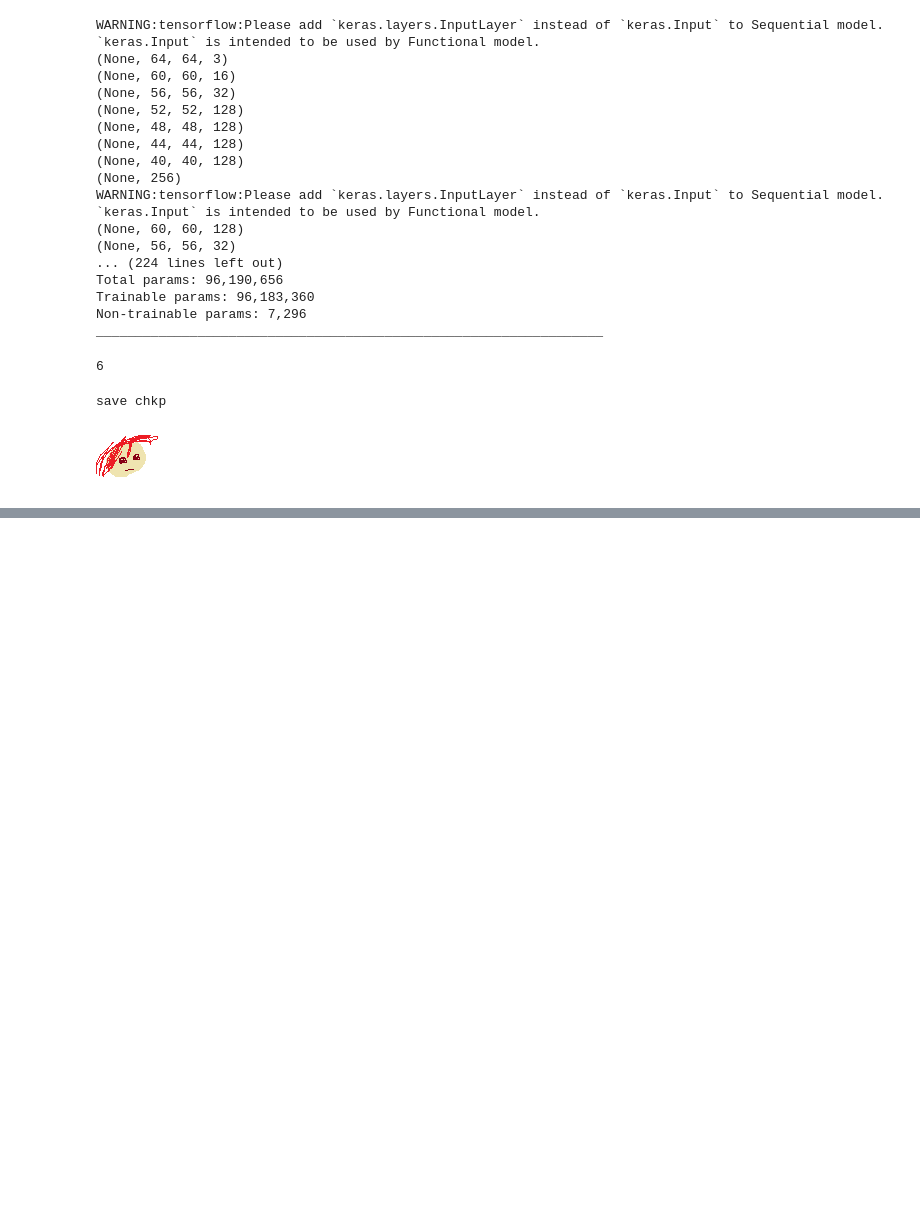
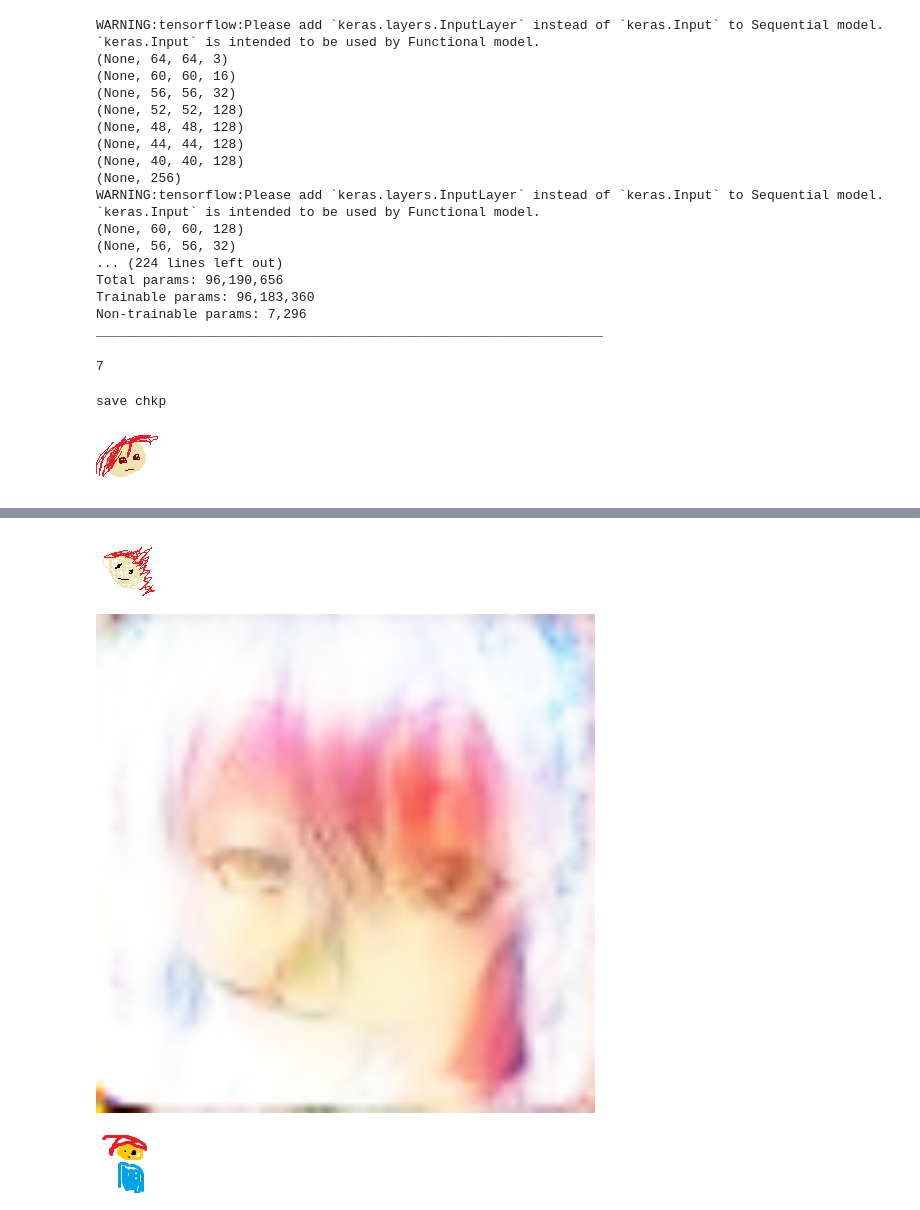
Before and after one commit to dercodeKoenig/colab-KI, a Jupyter notebook: gan-TPU.ipynb, the cells around one changed output, grey strips where cells are left out. Cells and saved outputs as stored; diff of their text form; code cells hidden in the pictures; blank space fills up the shorter version.

```diff
--- a/gan-TPU.ipynb
+++ b/gan-TPU.ipynb
@@ -502,7 +502,6 @@ def generate_images(model, test_input):
     plt.imshow(np.array(cv2.cvtColor(i, cv2.COLOR_BGR2RGB),dtype= 'int32'))
     plt.axis('off')
     cv2.imwrite("outputs/"+str(cz)+"/"+str(heighest)+".jpg",i)
-    cv2.imwrite("outputs/"+str(cz)+"/"+str(heighest)+"_o.jpg",i)
     cz+=1
     cz2+=2
 
@@ -546,7 +545,7 @@ for i in range(10000):
   generator.save_weights('gen_weights.h5', overwrite=True)
   discriminator_cartoon.save_weights('disc_weights.h5', overwrite=True)
 # %% [output]
-6
+7
 # %%
 print("save chkp")
 generator.save_weights('gen_weights.h5', overwrite=True)
@@ -562,24 +561,30 @@ except:
 # %%
 from google.colab.patches import cv2_imshow
 
 def generate_image(model, filename):
   small_images_cartoon=[]
   img = cv2.imread(filename)
   img3 = cv2.resize(img, (64,64))
   img3 = cv2.blur(img3,(7,7))
   small_images_cartoon.append(img3)
   small_images_cartoon = np.array(small_images_cartoon,dtype=object)
   small_images_cartoon = small_images_cartoon.reshape(small_images_cartoon.shape[0], 64, 64, 3).astype('float32')
   small_images_cartoon = (small_images_cartoon - 127.5) / 127.5  # Normalize the images to [-1, 1]
 
   predictions = model(small_images_cartoon,training=False)
   generated_images = np.array(predictions,dtype= 'float32')
   generated_images = (generated_images+1)*127.5
 
+  img2=cv2.resize(generated_images[0],(499,499))
   cv2_imshow(img)
-  cv2_imshow(generated_images[0])
+  cv2_imshow(img2)
 
 generate_image(generator,"Unbenannt3.png")
+generate_image(generator,"Unbenannt2.png")
+generate_image(generator,"Unbenannt.png")
 # %% [output]
 [figure]
 [figure]
+[figure, added]
+[figure, added]
+[figure, added]
```
Also changed, not shown: parts of 1 cell of this notebook.
